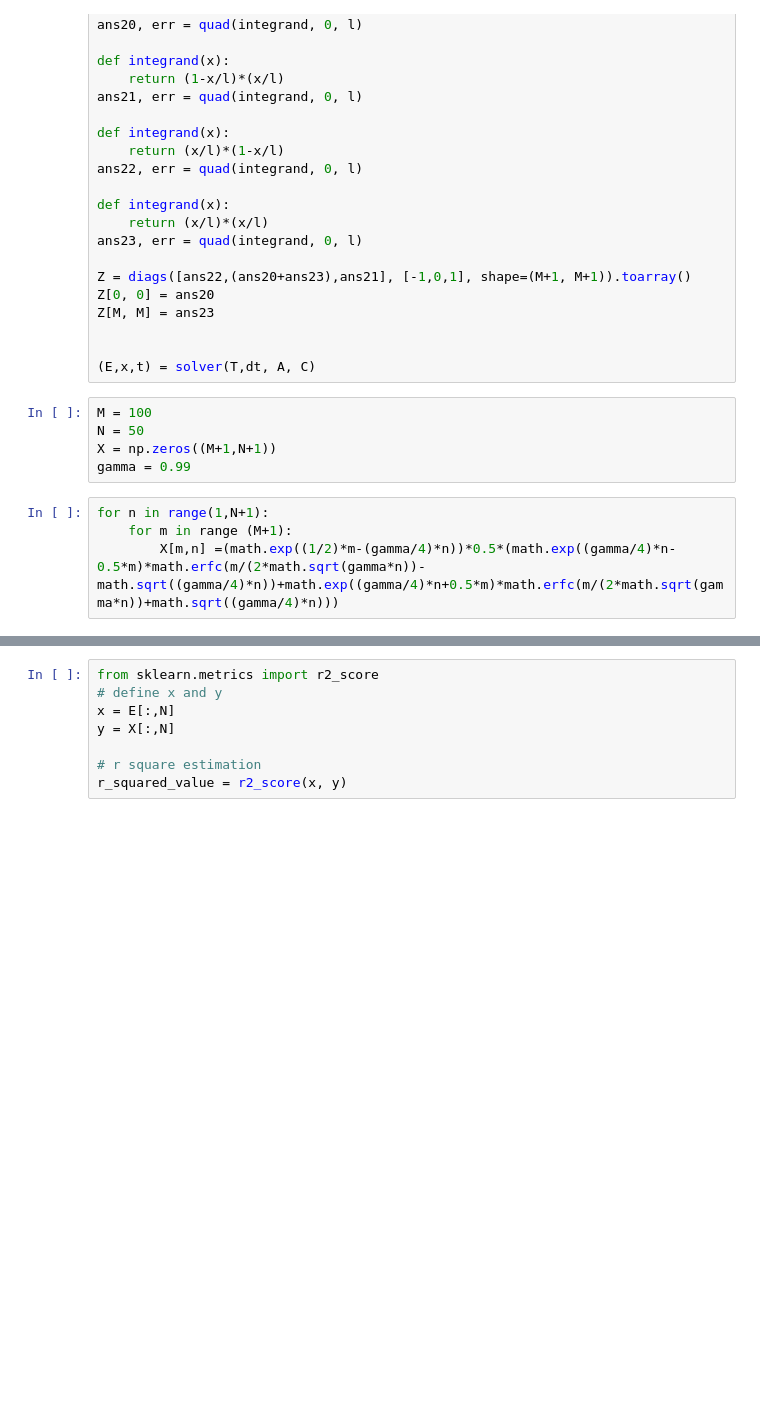
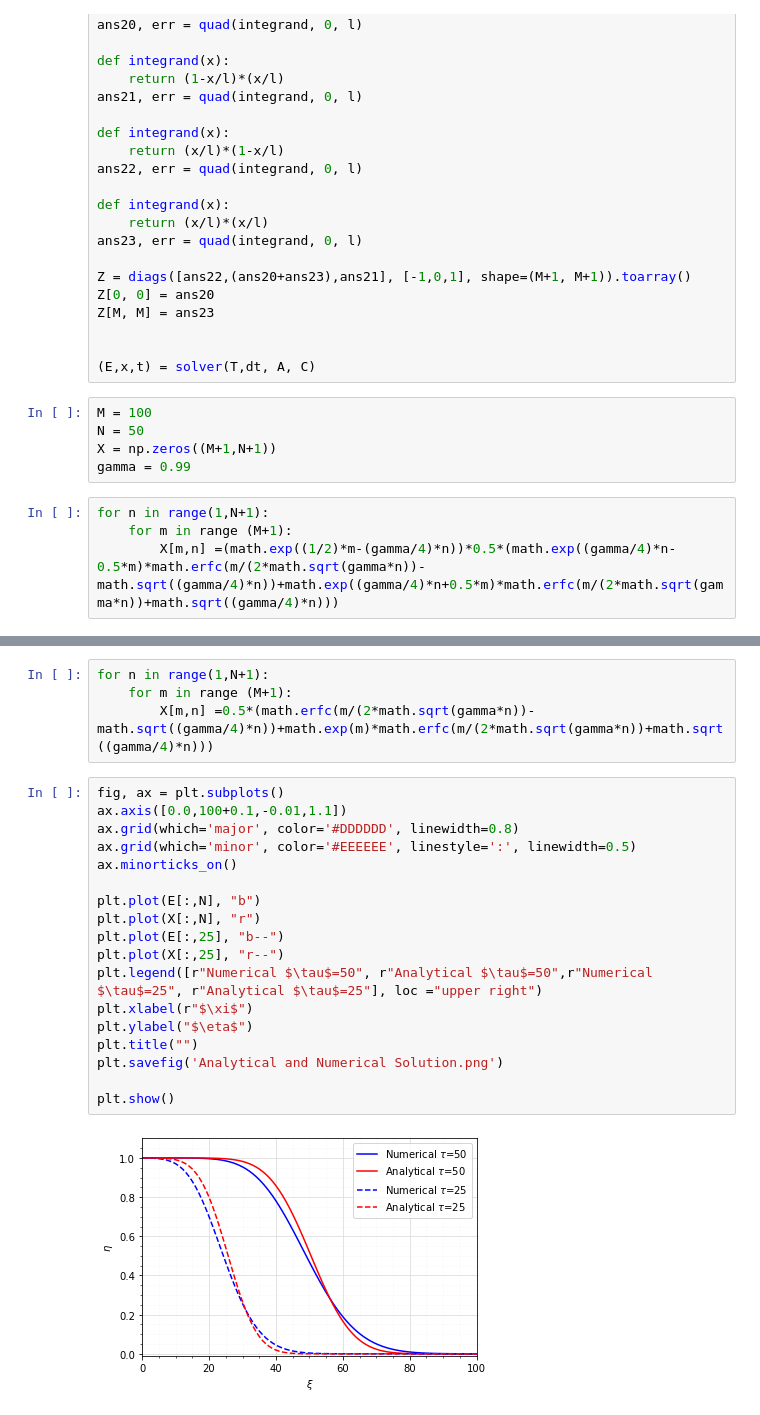
Before and after one commit to CrisLorde/Numerical-resolution-of-a-water-quality-model-and-its-application-to-the-Pasig-River, a Jupyter notebook: Analytical and Numerical Solution.ipynb, the cells around one changed output, grey strips where cells are left out. Drawn from its saved outputs; the diff is of its cells as text; blank space fills up the shorter version.

```diff
--- a/Analytical and Numerical Solution.ipynb
+++ b/Analytical and Numerical Solution.ipynb
@@ -147,8 +145,24 @@ print(r_squared_value)
-# %%
-from sklearn.metrics import r2_score
-# define x and y
-x = E[:,N]
-y = X[:,N]
-
-# r square estimation
-r_squared_value = r2_score(x, y)
+# %%
+for n in range(1,N+1):
+    for m in range (M+1):
+        X[m,n] =0.5*(math.erfc(m/(2*math.sqrt(gamma*n))-math.sqrt((gamma/4)*n))+math.exp(m)*math.erfc(m/(2*math.sqrt(gamma*n))+math.sqrt((gamma/4)*n)))
+# %%
+fig, ax = plt.subplots()
+ax.axis([0.0,100+0.1,-0.01,1.1])
+ax.grid(which='major', color='#DDDDDD', linewidth=0.8)
+ax.grid(which='minor', color='#EEEEEE', linestyle=':', linewidth=0.5)
+ax.minorticks_on()
+
+plt.plot(E[:,N], "b")
+plt.plot(X[:,N], "r")
+plt.plot(E[:,25], "b--")
+plt.plot(X[:,25], "r--")
+plt.legend([r"Numerical $\tau$=50", r"Analytical $\tau$=50",r"Numerical $\tau$=25", r"Analytical $\tau$=25"], loc ="upper right")
+plt.xlabel(r"$\xi$")
+plt.ylabel("$\eta$")
+plt.title("")
+plt.savefig('Analytical and Numerical Solution.png')
+
+plt.show()
+# %% [output]
+[figure, added]
```
Also changed, not shown: parts of 2 cells of this notebook.
